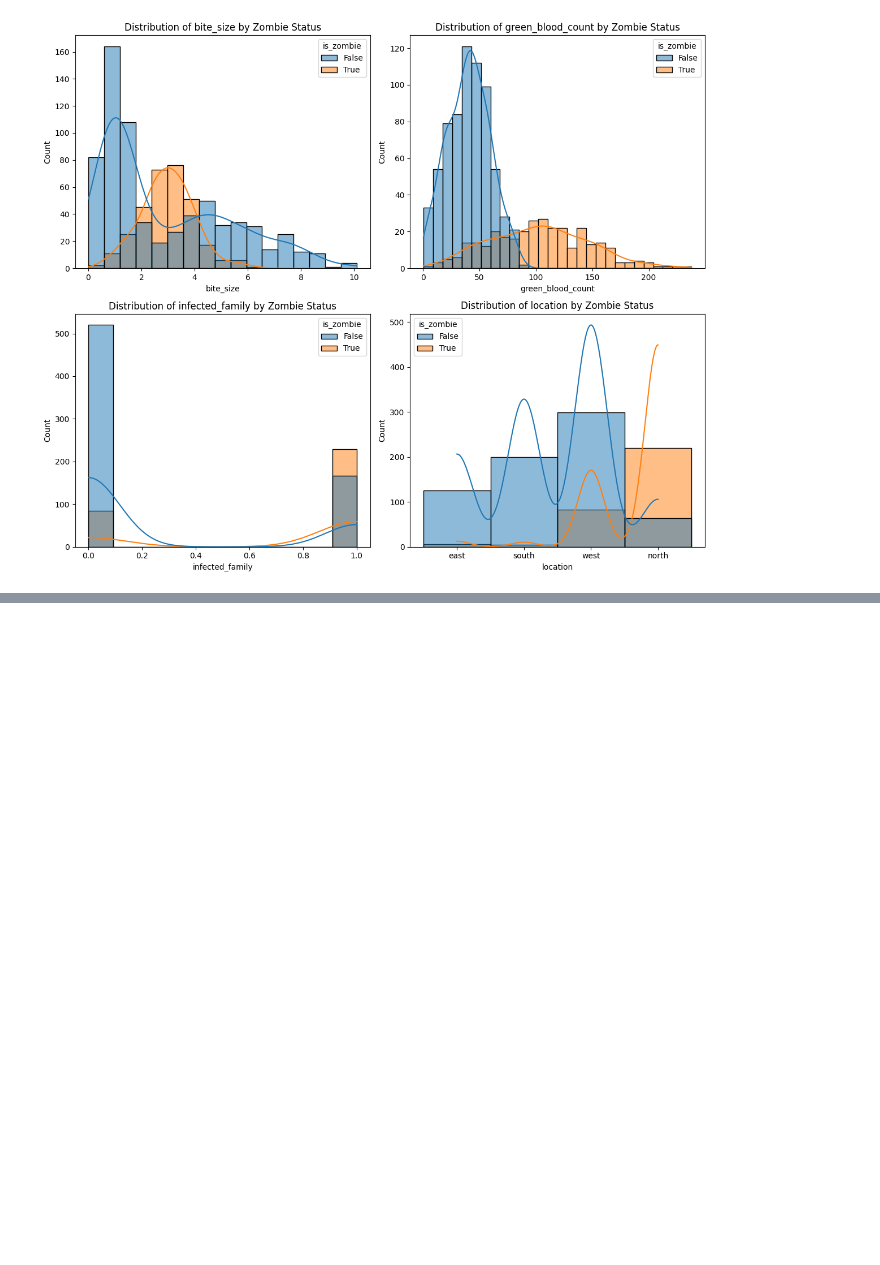
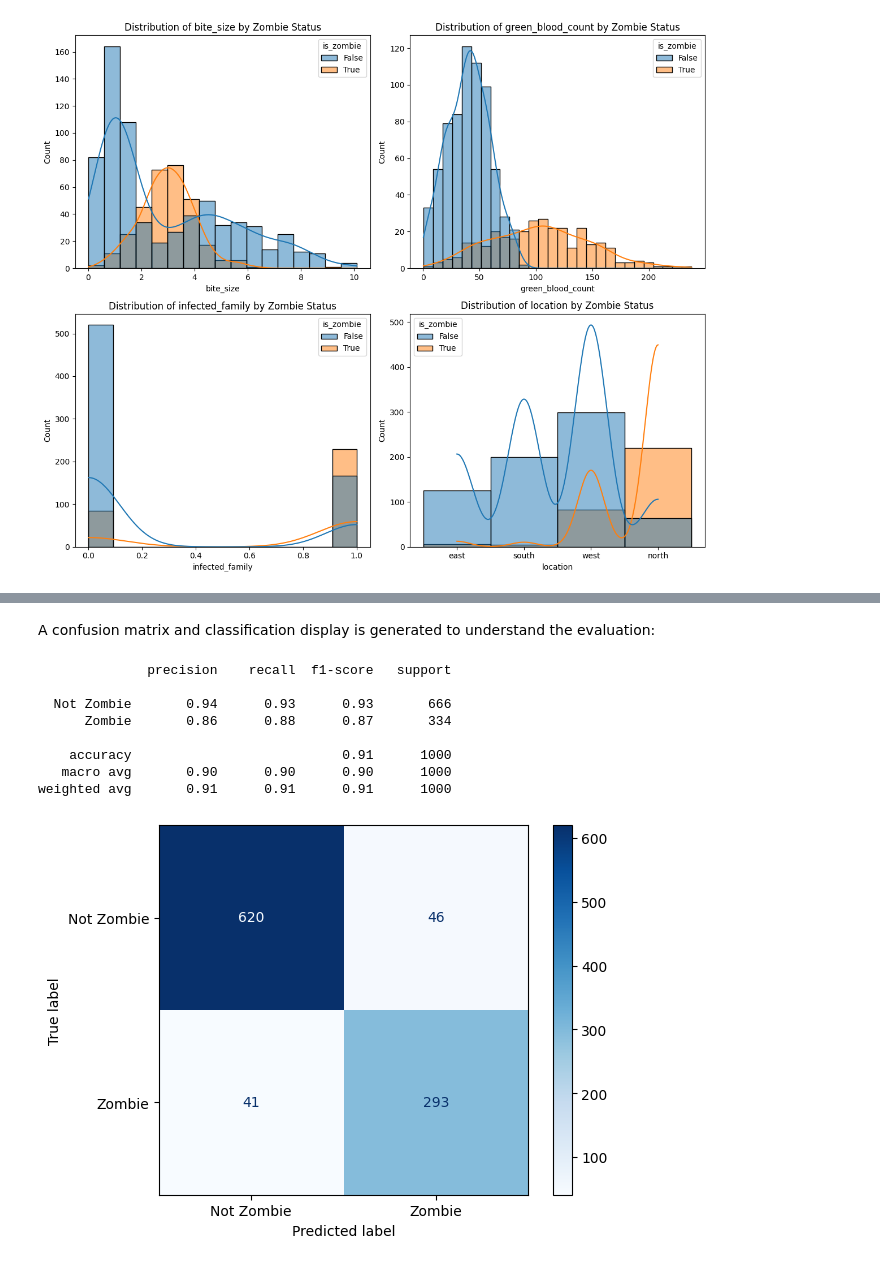
Before and after one commit to AEnyioko/Zombie, a Jupyter notebook: Zombie Project.ipynb, the cells around one changed output, grey strips where cells are left out. Cells and saved outputs as stored; diff of their text form; code cells hidden in the pictures; blank space fills up the shorter version.

```diff
--- a/Zombie Project.ipynb
+++ b/Zombie Project.ipynb
@@ -58,0 +89,32 @@ plt.show()
+# %%
+#import the testing dataset
+test_df = pd.read_csv('testing.csv')
+x_test = test_df.drop(columns=['is_zombie'])
+y_test = test_df['is_zombie']
+x_test_encoded = pd.get_dummies(x_test, drop_first=True)
+
+# make predictions on the test set
+y_pred = clf.predict(x_test_encoded)
+# %% [markdown]
+A confusion matrix and classification display is generated to understand the evaluation:
+# %%
+from sklearn.metrics import ConfusionMatrixDisplay
+
+# view the classification report
+print(classification_report(y_test, y_pred, target_names=['Not Zombie', 'Zombie']))
+
+# print the confusion matrix
+cm = confusion_matrix(y_test, y_pred, labels=clf.classes_)
+disp = ConfusionMatrixDisplay(confusion_matrix=cm, display_labels=['Not Zombie', 'Zombie'])
+disp.plot(cmap=plt.cm.Blues)
+plt.show()
+# %% [output]
+              precision    recall  f1-score   support
+
+  Not Zombie       0.94      0.93      0.93       666
+      Zombie       0.86      0.88      0.87       334
+
+    accuracy                           0.91      1000
+   macro avg       0.90      0.90      0.90      1000
+weighted avg       0.91      0.91      0.91      1000
+[figure, added]
```
Also changed, not shown: parts of 6 cells of this notebook, 1 other file.
